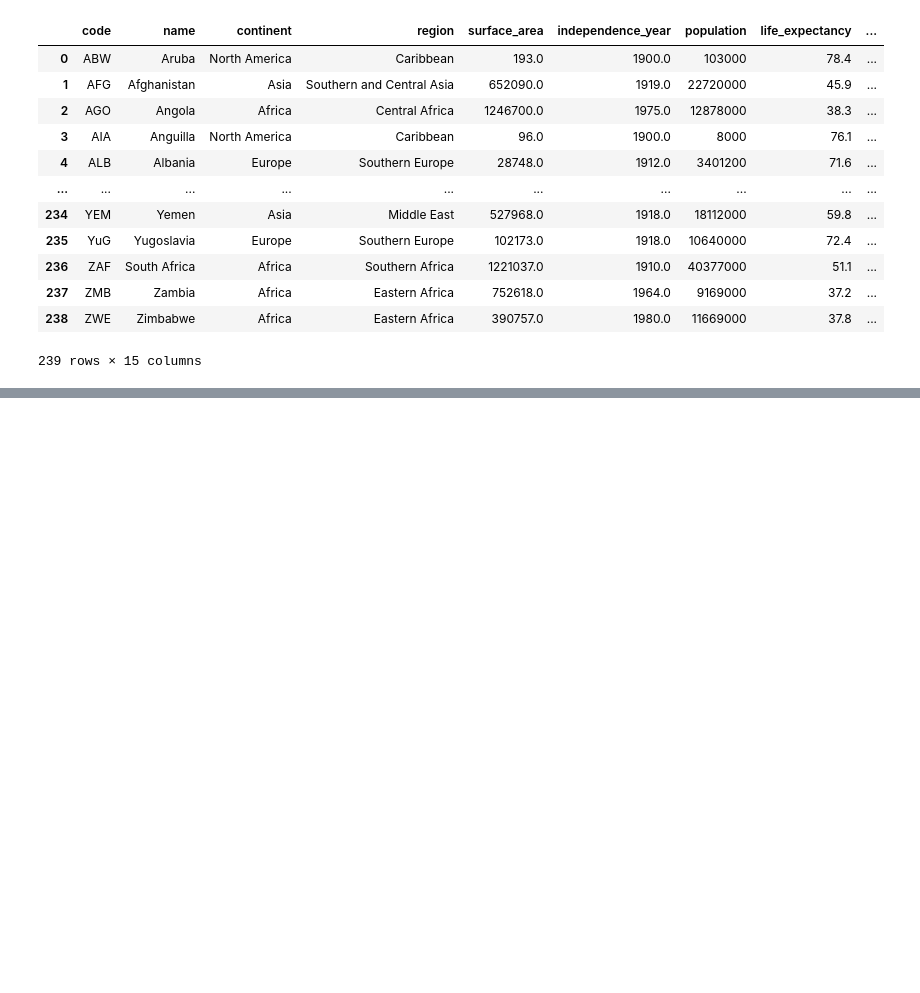
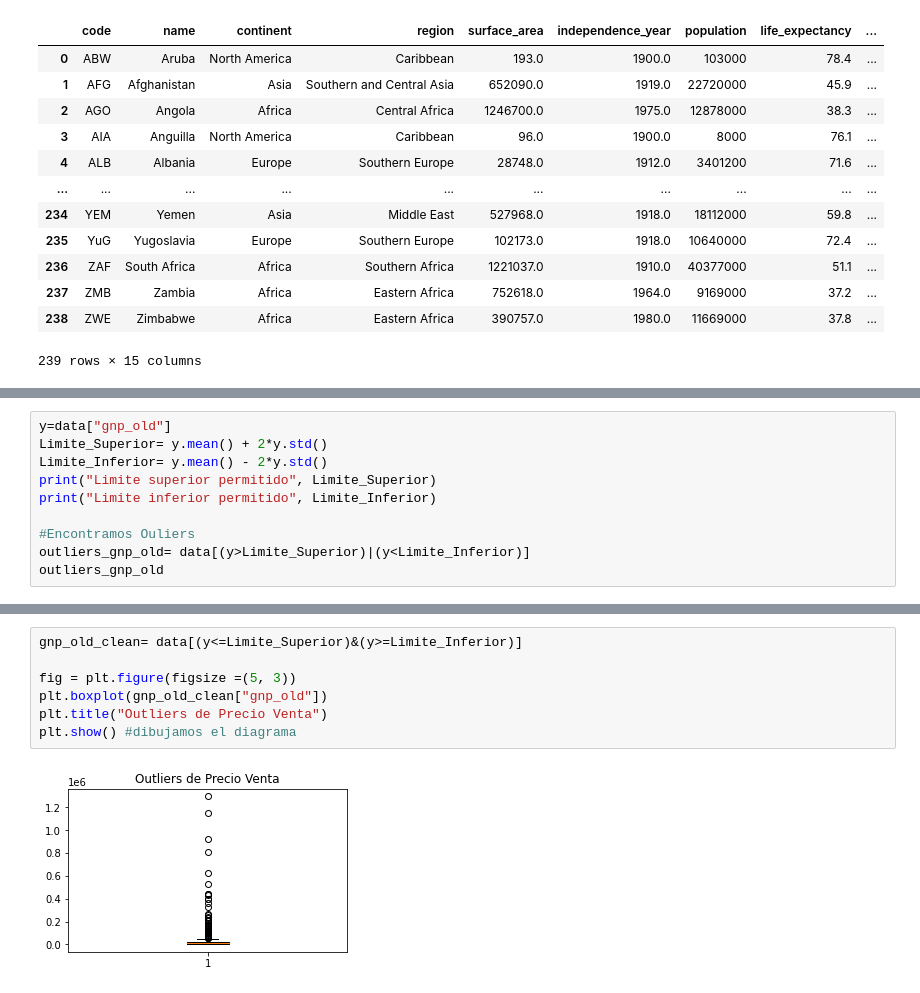
Before and after one commit to rodrigoruizteodoro/Reto_Final, a Jupyter notebook: Reto_Final.ipynb, the cells around one changed output, grey strips where cells are left out. Drawn from its saved outputs; the diff is of its cells as text; blank space fills up the shorter version.

```diff
--- a/Reto_Final.ipynb
+++ b/Reto_Final.ipynb
@@ -109,0 +112,10 @@ dtype: int64
+# %%
+y=data["gnp_old"]
+Limite_Superior= y.mean() + 2*y.std()
+Limite_Inferior= y.mean() - 2*y.std()
+print("Limite superior permitido", Limite_Superior)
+print("Limite inferior permitido", Limite_Inferior)
+
+#Encontramos Ouliers
+outliers_gnp_old= data[(y>Limite_Superior)|(y<Limite_Inferior)]
+outliers_gnp_old
@@ -109,0 +130,9 @@ dtype: int64
+# %%
+gnp_old_clean= data[(y<=Limite_Superior)&(y>=Limite_Inferior)]
+
+fig = plt.figure(figsize =(5, 3))
+plt.boxplot(gnp_old_clean["gnp_old"])
+plt.title("Outliers de Precio Venta")
+plt.show() #dibujamos el diagrama
+# %% [output]
+[figure, added]
```
Also changed, not shown: parts of 9 cells of this notebook.
